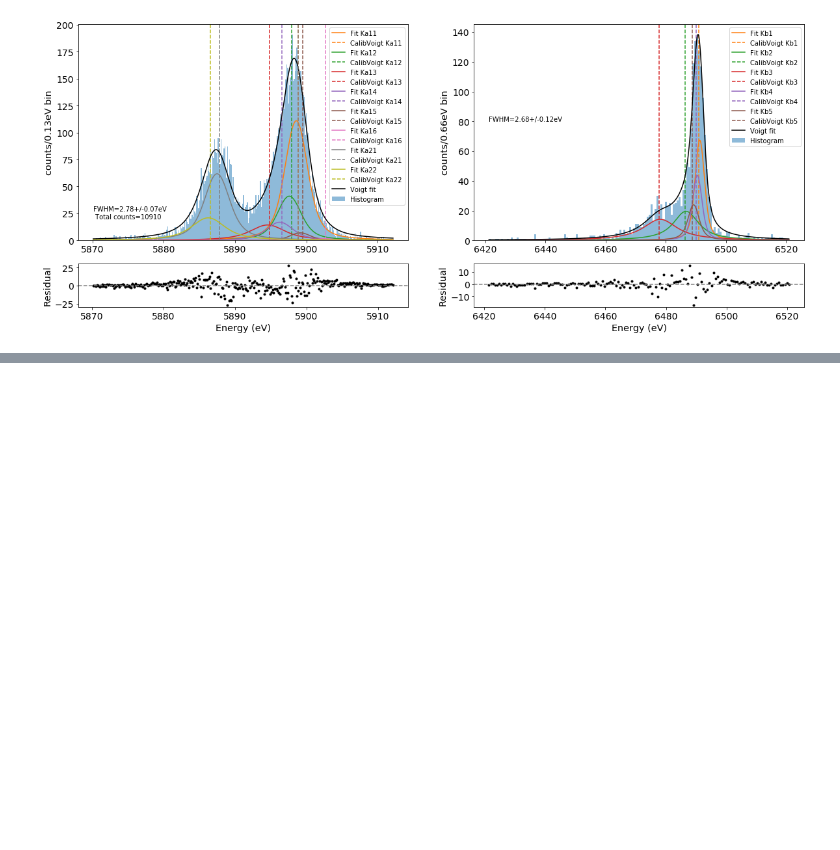
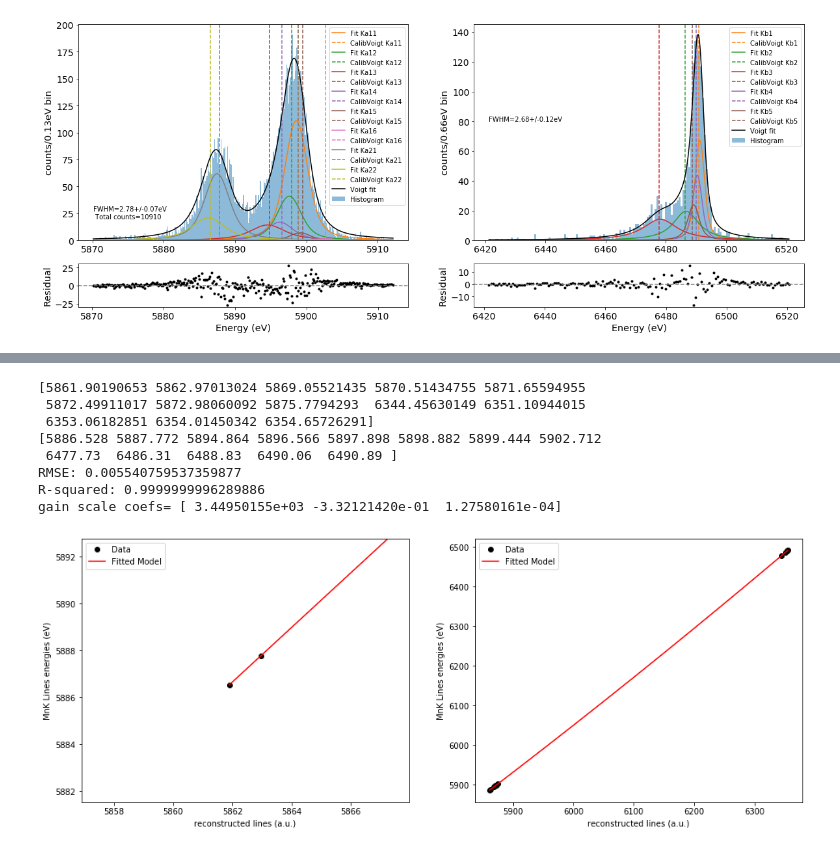
Before and after one commit to mtceballos/SIRENAcode, a Jupyter notebook: realData/h5Files/analysis.ipynb, the cells around one changed output, grey strips where cells are left out. Drawn from its saved outputs; the diff is of its cells as text; code cells hidden in the pictures; blank space fills up the shorter version.

Commit message:
update analysis for SRON data

```diff
--- a/realData/h5Files/analysis.ipynb
+++ b/realData/h5Files/analysis.ipynb
@@ -1088,0 +1093,22 @@ Using nbinsKas= 320 and nbinsKb= 152 from median estimation
+# %%
+# reverse au to energy transformation of lines centres using gain scale
+#lines_centres_Kas
+#lines_centres_Kb
+# Ecal = coefs[0] + coefs[1] * PHau + coefs[2] * PHau^2 + ....
+# to get roots:    0 = coefs[0]-Ecal + coefs[1] * PHau + coefs[2] * PHau^2 + ....
+PHau = np.zeros(nlines)
+newcoefs = np.zeros(len(coefs))
+np.copyto(newcoefs, coefs)
+for i in range(nlines):
+    line = lines_centres_vv[i]
+    #print("line=", line)
+    coef0 = coefs[0] - line
+    newcoefs[0] = coef0
+    calpoly = P(newcoefs)
+    PHau[i] = max(calpoly.roots())
+    if abs(line - PHau[i]) > 1000:
+        PHau[i] = min(calpoly.roots())
+    if abs(line - PHau[i]) > 5000:
+        raise RuntimeError("PH root in a.u. is too different from line Energy (eV)")
+    #print(calpoly.roots())
+    print("PH for ", line, "=", PHau[i])
@@ -1088,0 +1129,18 @@ Using nbinsKas= 320 and nbinsKb= 152 from median estimation
+# %%
+# create NEW gain scale Ka2, Ka1, Kb
+ph_lines = np.sort(PHau)
+print(ph_lines)
+true_lines = np.sort(np.concatenate((MnKas.energies_eV, MnKb.energies_eV)))
+print(true_lines)
+coefs_final = gainScalePolyFit(xData=ph_lines, yData=true_lines, deg=deg, ylab="MnK Lines energies (eV)")
+print("gain scale coefs=", coefs_final)
+# %% [output]
+[5861.90190653 5862.97013024 5869.05521435 5870.51434755 5871.65594955
+ 5872.49911017 5872.98060092 5875.7794293  6344.45630149 6351.10944015
+ 6353.06182851 6354.01450342 6354.65726291]
+[5886.528 5887.772 5894.864 5896.566 5897.898 5898.882 5899.444 5902.712
+ 6477.73  6486.31  6488.83  6490.06  6490.89 ]
+RMSE: 0.005540759537359877
+R-squared: 0.9999999996289886
+gain scale coefs= [ 3.44950155e+03 -3.32121420e-01  1.27580161e-04]
+[figure, added]
```
Also changed, not shown: parts of 14 cells of this notebook.
